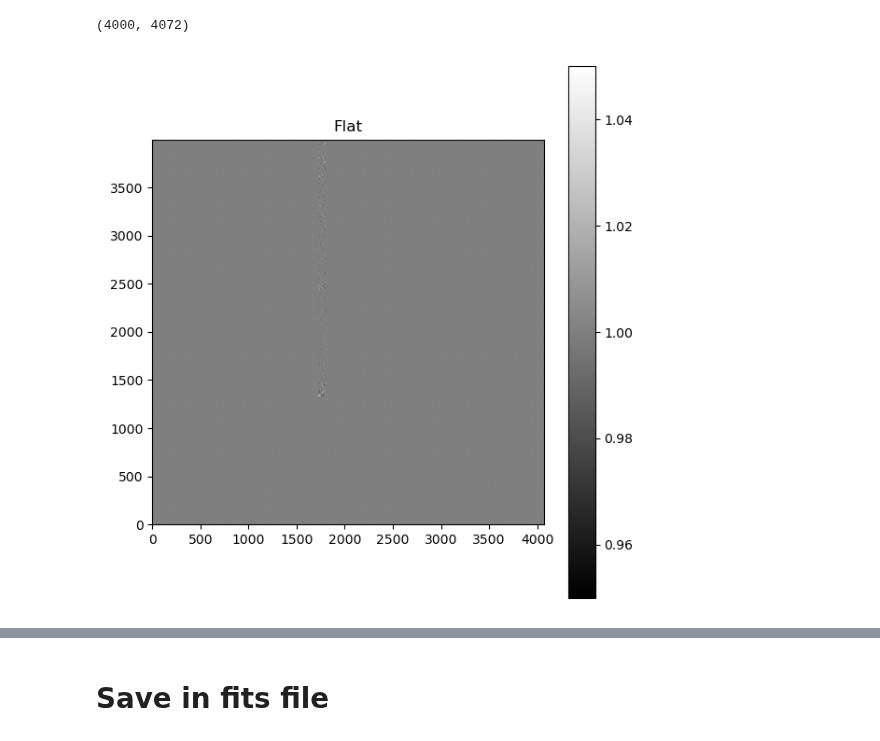
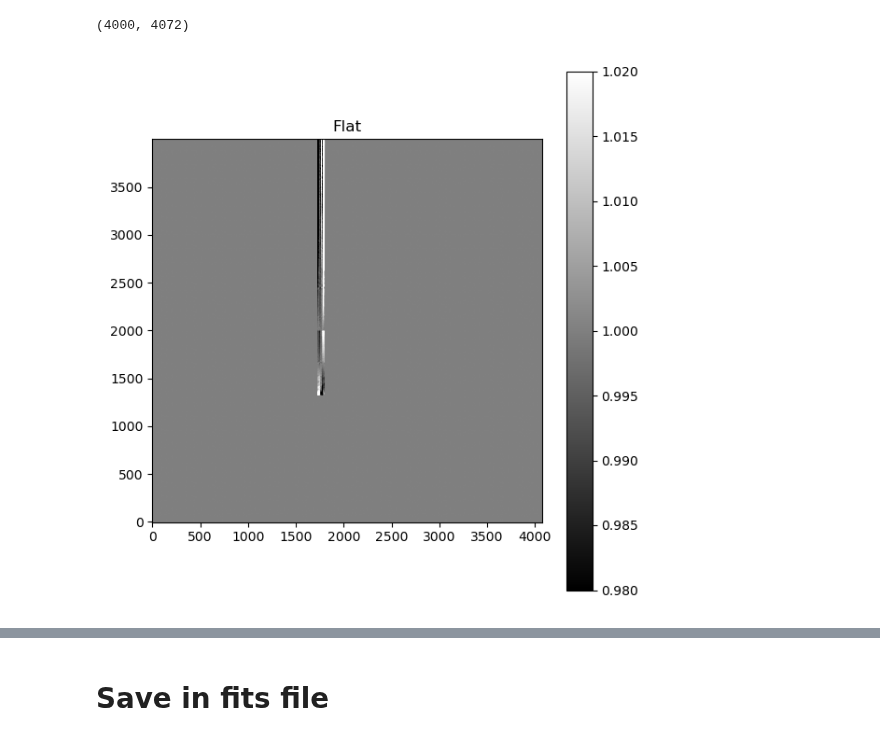
Before and after one commit to mrmonroy/AuxTel_summit_tests_2023, a Jupyter notebook: special_flats_shifting_star/horizontal_shift_star/horizontal_shift_run_20230926.ipynb, the cells around one changed output, grey strips where cells are left out. Drawn from its saved outputs; the diff is of its cells as text; code cells hidden in the pictures.

```diff
--- a/special_flats_shifting_star/horizontal_shift_star/horizontal_shift_run_20230926.ipynb
+++ b/special_flats_shifting_star/horizontal_shift_star/horizontal_shift_run_20230926.ipynb
@@ -640,0 +664,5 @@ plt.tight_layout()
+# %%
+max_down = np.max(sum_array[yint00:yint01,x0:x1],axis=0)
+max_up = np.max(sum_array[yint01:yint1,x0:x1],axis=0)
+print(max_down.shape)
+print(max_up.shape)
@@ -640,0 +672,8 @@ plt.tight_layout()
+# %%
+deproj_array = np.copy(sum_array)
+for row_ in range(yint00,yint1):
+    if row_<2000:
+        deproj_array[row_,x0:x1] = sum_array[row_,x0:x1]/max_down
+    else:
+        deproj_array[row_,x0:x1] = sum_array[row_,x0:x1]/max_up
+deproj_array[y00:yint00,x0:x1] = 1.
@@ -641,27 +706,27 @@ plt.tight_layout()
 # %% [markdown]
 ## Flatening
 # %%
-row_median = np.median(deproj_array_[yint00:yint1,xint0:xint1],axis=1)
+row_median = np.median(deproj_array[yint00:yint1,xint0:xint1],axis=1)
 print(row_median.shape)
 # %% [output]
 (2670,)
 # %%
 flat_array = np.ones(sum_array.shape)
-flat_array[yint00:yint1,xint0:xint1] = deproj_array_[yint00:yint1,xint0:xint1]/row_median[:,None]
+flat_array[yint00:yint1,xint0:xint1] = deproj_array[yint00:yint1,xint0:xint1]/row_median[:,None]
 print(flat_array.shape)
 # %% [output]
 (4000, 4072)
 # %%
 %matplotlib widget
 fig = plt.figure(figsize=(6,6))
 ax = fig.add_subplot(111)
 #im = ax.imshow(deproj_array,cmap="gray",origin='lower',norm=LogNorm())
-im = ax.imshow(flat_array,cmap="gray",origin='lower',vmin=0.95,vmax=1.05)
+im = ax.imshow(flat_array,cmap="gray",origin='lower',vmin=0.98,vmax=1.02)
 ax.set_title('Flat')
 fig.colorbar(im,ax=ax)
 plt.tight_layout()
 # %% [output]
-[figure, old version]
+[figure, new version]
 # %%
 fig = plt.figure(figsize=(8,6))
 ax = fig.add_subplot(111)
```
Also changed, not shown: parts of 12 cells of this notebook.
